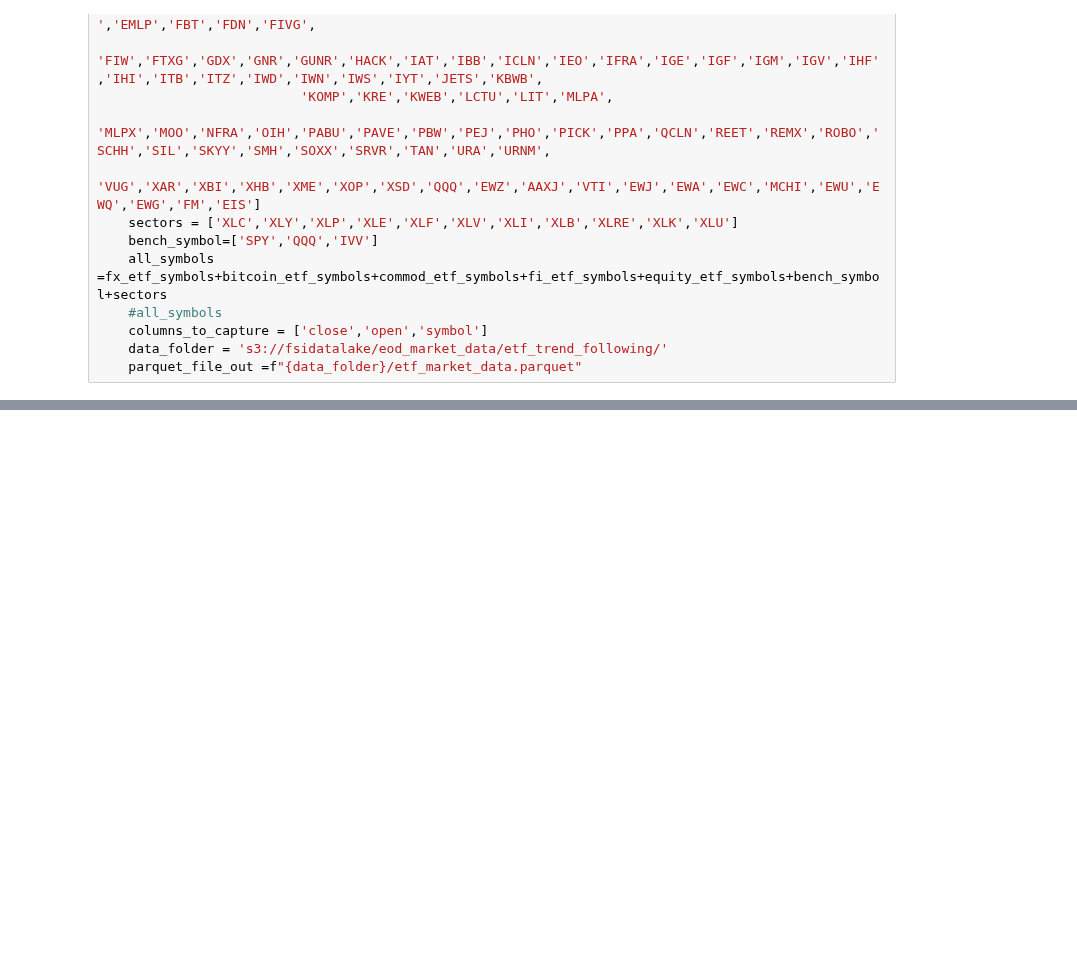
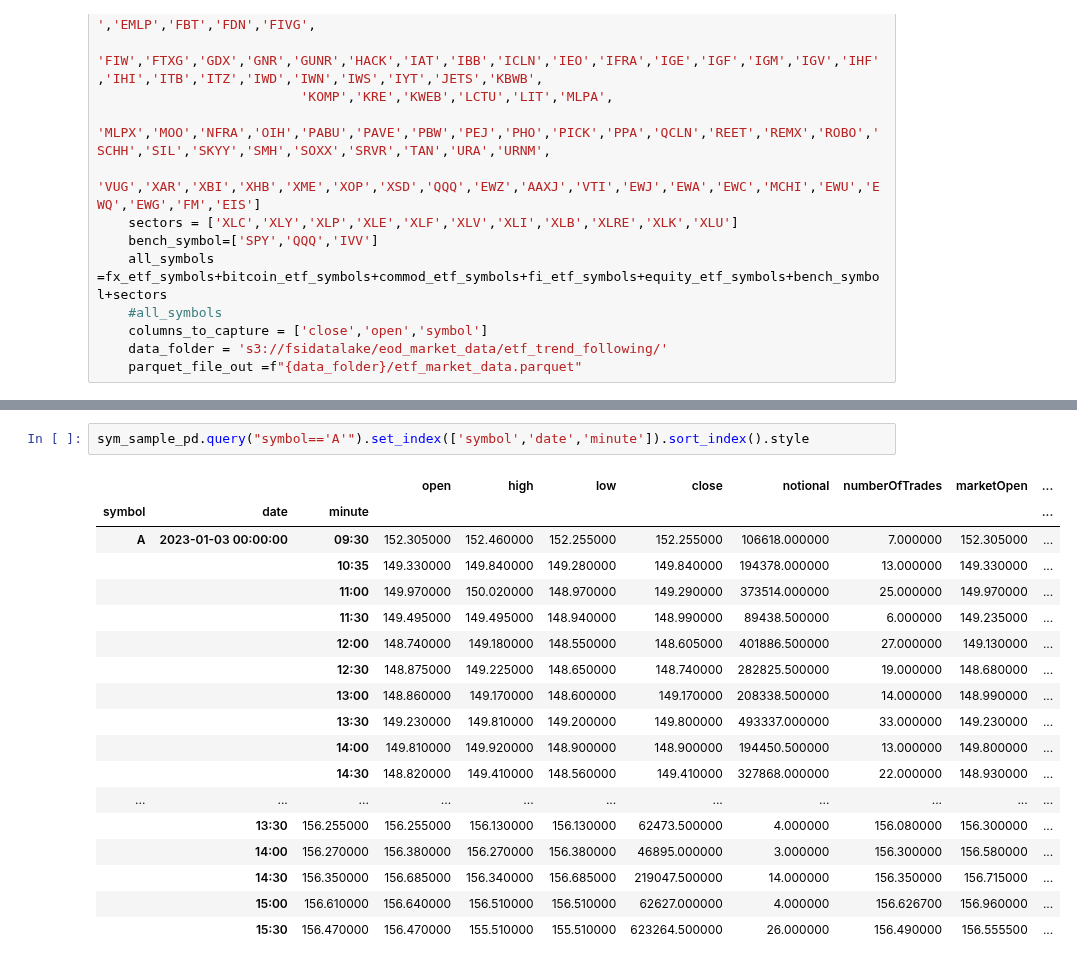
Before and after one commit to aws-samples/quant-research, a Jupyter notebook: src/notebooks/quant_research_examples/intraday_momentum.ipynb, the cells around one changed output, grey strips where cells are left out. Saved outputs shown, nothing was run; the diff lists cells and outputs as text; blank space fills up the shorter version.

```diff
--- a/src/notebooks/quant_research_examples/intraday_momentum.ipynb
+++ b/src/notebooks/quant_research_examples/intraday_momentum.ipynb
@@ -262,0 +829,21 @@ pd.pivot_table(sym_sample_first_last,values=['open_close','open','close','market
+# %%
+sym_sample_pd.query("symbol=='A'").set_index(['symbol','date','minute']).sort_index().style
+# %% [output]
+|  |  |  | open | high | low | close | notional | numberOfTrades | marketOpen | ... |
+| symbol | date | minute |  |  |  |  |  |  |  | ... |
+| A | 2023-01-03 00:00:00 | 09:30 | 152.305000 | 152.460000 | 152.255000 | 152.255000 | 106618.000000 | 7.000000 | 152.305000 | ... |
+|  |  | 10:35 | 149.330000 | 149.840000 | 149.280000 | 149.840000 | 194378.000000 | 13.000000 | 149.330000 | ... |
+|  |  | 11:00 | 149.970000 | 150.020000 | 148.970000 | 149.290000 | 373514.000000 | 25.000000 | 149.970000 | ... |
+|  |  | 11:30 | 149.495000 | 149.495000 | 148.940000 | 148.990000 | 89438.500000 | 6.000000 | 149.235000 | ... |
+|  |  | 12:00 | 148.740000 | 149.180000 | 148.550000 | 148.605000 | 401886.500000 | 27.000000 | 149.130000 | ... |
+|  |  | 12:30 | 148.875000 | 149.225000 | 148.650000 | 148.740000 | 282825.500000 | 19.000000 | 148.680000 | ... |
+|  |  | 13:00 | 148.860000 | 149.170000 | 148.600000 | 149.170000 | 208338.500000 | 14.000000 | 148.990000 | ... |
+|  |  | 13:30 | 149.230000 | 149.810000 | 149.200000 | 149.800000 | 493337.000000 | 33.000000 | 149.230000 | ... |
+|  |  | 14:00 | 149.810000 | 149.920000 | 148.900000 | 148.900000 | 194450.500000 | 13.000000 | 149.800000 | ... |
+|  |  | 14:30 | 148.820000 | 149.410000 | 148.560000 | 149.410000 | 327868.000000 | 22.000000 | 148.930000 | ... |
+| ... | ... | ... | ... | ... | ... | ... | ... | ... | ... | ... |
+|  | 13:30 | 156.255000 | 156.255000 | 156.130000 | 156.130000 | 62473.500000 | 4.000000 | 156.080000 | 156.300000 | ... |
+|  | 14:00 | 156.270000 | 156.380000 | 156.270000 | 156.380000 | 46895.000000 | 3.000000 | 156.300000 | 156.580000 | ... |
+|  | 14:30 | 156.350000 | 156.685000 | 156.340000 | 156.685000 | 219047.500000 | 14.000000 | 156.350000 | 156.715000 | ... |
+|  | 15:00 | 156.610000 | 156.640000 | 156.510000 | 156.510000 | 62627.000000 | 4.000000 | 156.626700 | 156.960000 | ... |
+|  | 15:30 | 156.470000 | 156.470000 | 155.510000 | 155.510000 | 623264.500000 | 26.000000 | 156.490000 | 156.555500 | ... |
```
Also changed, not shown: parts of 12 cells of this notebook.
